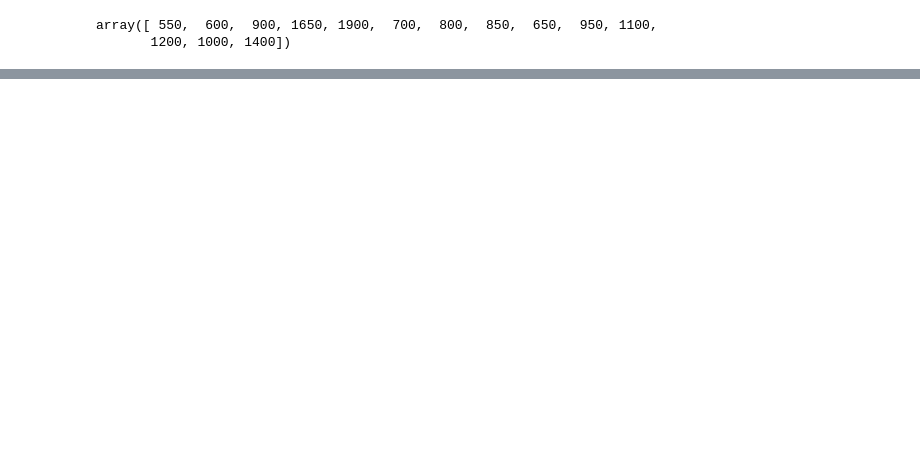
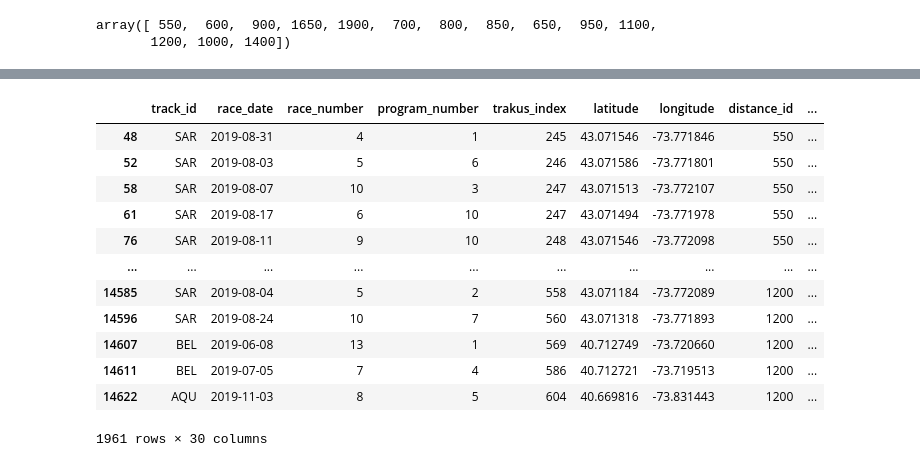
Before and after one commit to sajodajo/HorseRacing, a Jupyter notebook: notebooks/1_EDA_SJ.ipynb, the cells around one changed output, grey strips where cells are left out. Saved outputs shown, nothing was run; the diff lists cells and outputs as text; code cells hidden in the pictures; blank space fills up the shorter version.

```diff
--- a/notebooks/1_EDA_SJ.ipynb
+++ b/notebooks/1_EDA_SJ.ipynb
@@ -271,0 +199,3 @@ df
+# %%
+df['track_distance'] = df['track_id'] + '_' + df['distance_id'].astype(str)
+df['track_distance'].nunique()
@@ -426,0 +499,18 @@ FileNotFoundError: No such file or directory (os error 2): /data/raw/nyra_2019_c
+# %%
+last_rows = df.sort_values('trakus_index').groupby('run_id').tail(1).reset_index(drop=True)
+# %%
+last_rows[last_rows['win']==1]
+# %% [output]
+|  | track_id | race_date | race_number | program_number | trakus_index | latitude | longitude | distance_id | ... |
+| 48 | SAR | 2019-08-31 | 4 | 1 | 245 | 43.071546 | -73.771846 | 550 | ... |
+| 52 | SAR | 2019-08-03 | 5 | 6 | 246 | 43.071586 | -73.771801 | 550 | ... |
+| 58 | SAR | 2019-08-07 | 10 | 3 | 247 | 43.071513 | -73.772107 | 550 | ... |
+| 61 | SAR | 2019-08-17 | 6 | 10 | 247 | 43.071494 | -73.771978 | 550 | ... |
+| 76 | SAR | 2019-08-11 | 9 | 10 | 248 | 43.071546 | -73.772098 | 550 | ... |
+| ... | ... | ... | ... | ... | ... | ... | ... | ... | ... |
+| 14585 | SAR | 2019-08-04 | 5 | 2 | 558 | 43.071184 | -73.772089 | 1200 | ... |
+| 14596 | SAR | 2019-08-24 | 10 | 7 | 560 | 43.071318 | -73.771893 | 1200 | ... |
+| 14607 | BEL | 2019-06-08 | 13 | 1 | 569 | 40.712749 | -73.720660 | 1200 | ... |
+| 14611 | BEL | 2019-07-05 | 7 | 4 | 586 | 40.712721 | -73.719513 | 1200 | ... |
+| 14622 | AQU | 2019-11-03 | 8 | 5 | 604 | 40.669816 | -73.831443 | 1200 | ... |
+1961 rows × 30 columns
```
Also changed, not shown: parts of 45 cells of this notebook, 5 other files.
